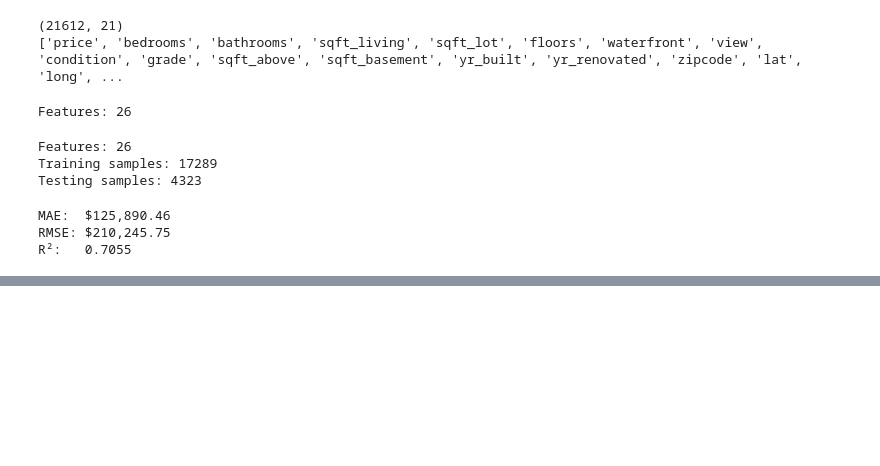
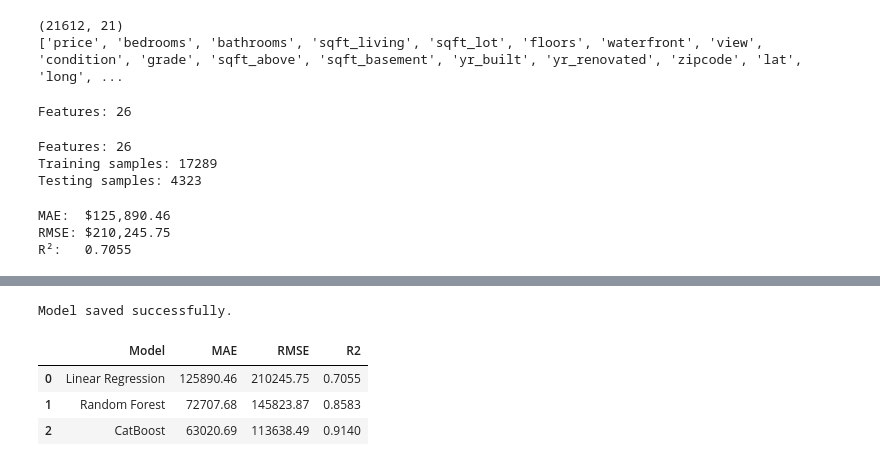
Before and after one commit to waheedx02/House-Price-Prediction-Model, a Jupyter notebook: notebooks/01_exploration.ipynb, the cells around one changed output, grey strips where cells are left out. Saved outputs shown, nothing was run; the diff lists cells and outputs as text; code cells hidden in the pictures; blank space fills up the shorter version.

```diff
--- a/notebooks/01_exploration.ipynb
+++ b/notebooks/01_exploration.ipynb
@@ -342,0 +394,38 @@ R²:   0.9127
+# %%
+os.makedirs("../models", exist_ok=True)
+
+catboost_model.save_model("../models/house_price_model.cbm")
+
+print("Model saved successfully.")
+# %% [output]
+Model saved successfully.
+# %%
+results = pd.DataFrame({
+    "Model": [
+        "Linear Regression",
+        "Random Forest",
+        "CatBoost",
+    ],
+    "MAE": [
+        125890.46,
+        72707.68,
+        63020.69,
+    ],
+    "RMSE": [
+        210245.75,
+        145823.87,
+        113638.49,
+    ],
+    "R2": [
+        0.7055,
+        0.8583,
+        0.9140,
+    ]
+})
+
+results
+# %% [output]
+|  | Model | MAE | RMSE | R2 |
+| 0 | Linear Regression | 125890.46 | 210245.75 | 0.7055 |
+| 1 | Random Forest | 72707.68 | 145823.87 | 0.8583 |
+| 2 | CatBoost | 63020.69 | 113638.49 | 0.9140 |
```
Also changed, not shown: parts of 5 cells of this notebook, 5 other files.
